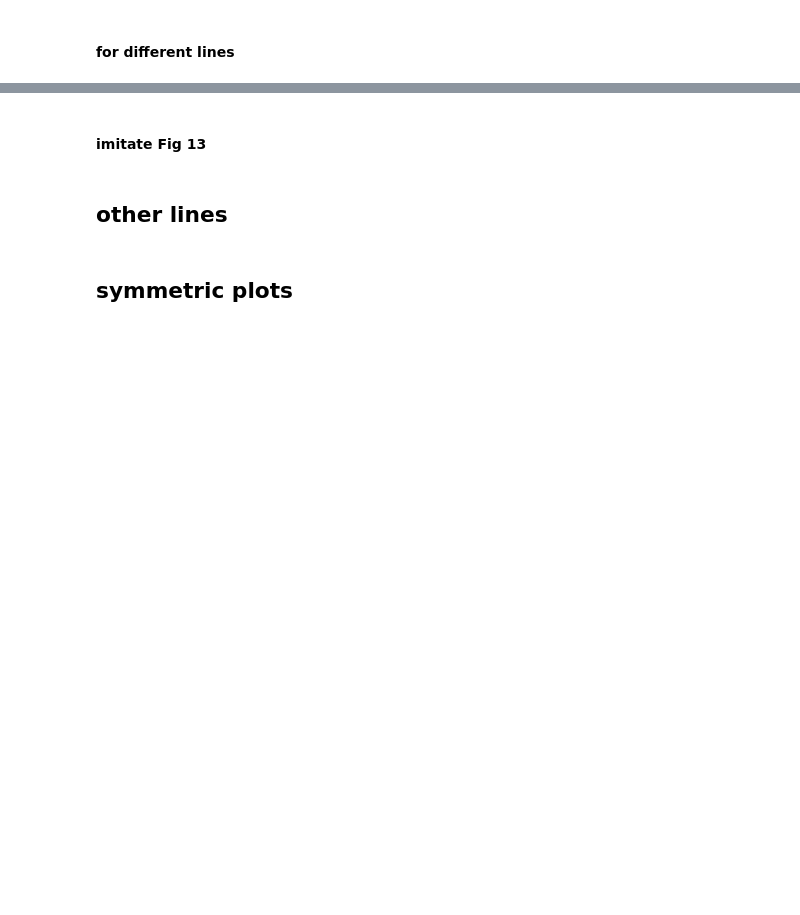
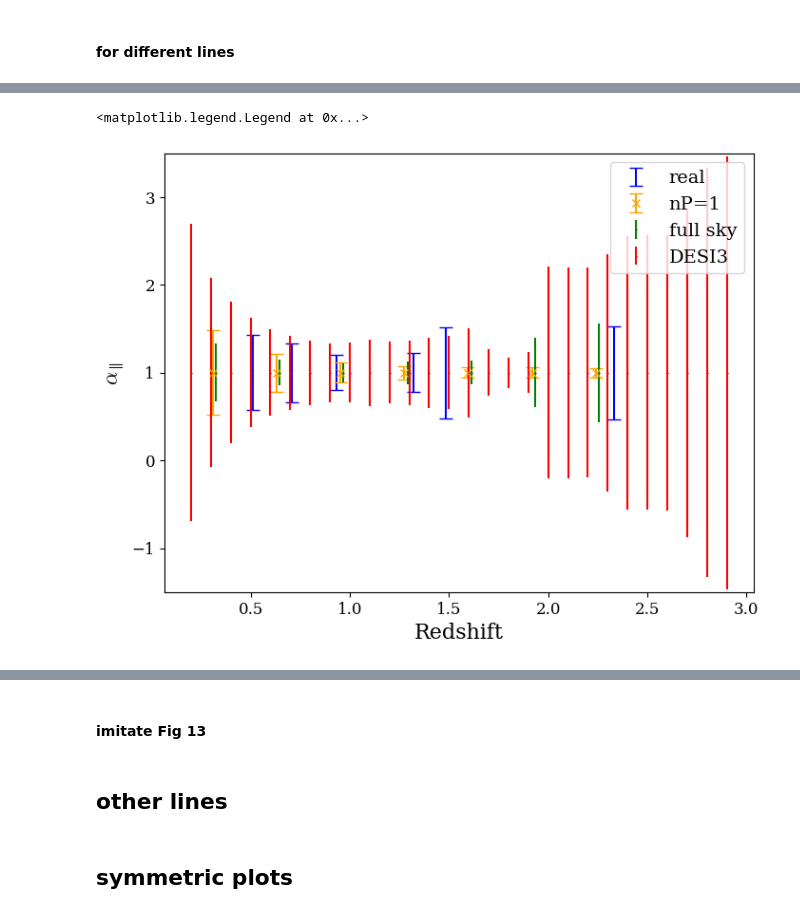
Before and after one commit to AdrienGond/PDM2026, a Jupyter notebook: notebooks/Forecast_error_bars_DM_DH.ipynb, the cells around one changed output, grey strips where cells are left out. Drawn from its saved outputs; the diff is of its cells as text; code cells hidden in the pictures; blank space fills up the shorter version.

```diff
--- a/notebooks/w_wa_analysis/degen_line_correct.ipynb
+++ b/notebooks/Forecast_error_bars_DM_DH.ipynb
@@ -609,0 +178,14 @@ def get_DESI_fid(redshift):
+# %%
+plt.figure(figsize=(8, 6))
+plt.errorbar(z_DESI[1:], [1 for _ in z_DESI[1:]], yerr=err_DH_real, fmt='o', capsize=5, ms=0, label='real', color='blue')
+plt.errorbar(z_DESInP1, [1 for _ in z_DESInP1], yerr=err_DH_nP1, fmt='x', capsize=5, label='nP=1', color='orange')
+plt.errorbar(z_DESIfullsky + 0.015, [1 for _ in z_DESIfullsky], yerr=err_DH_fullsky, fmt='x', ms=1, label='full sky', color='green')
+plt.errorbar(z_DESI3, [1 for _ in z_DESI3], yerr=err_DH_3, fmt='x', ms=1, label='DESI3', color='red')
+
+plt.ylim(-1.5, 3.5)
+plt.xlabel('Redshift')
+plt.ylabel(r'$\alpha_\parallel$')
+plt.legend()
+# %% [output]
+<matplotlib.legend.Legend at 0x...>
+[figure, added]
```
Also changed, not shown: parts of 42 cells of this notebook, 22 other files.
